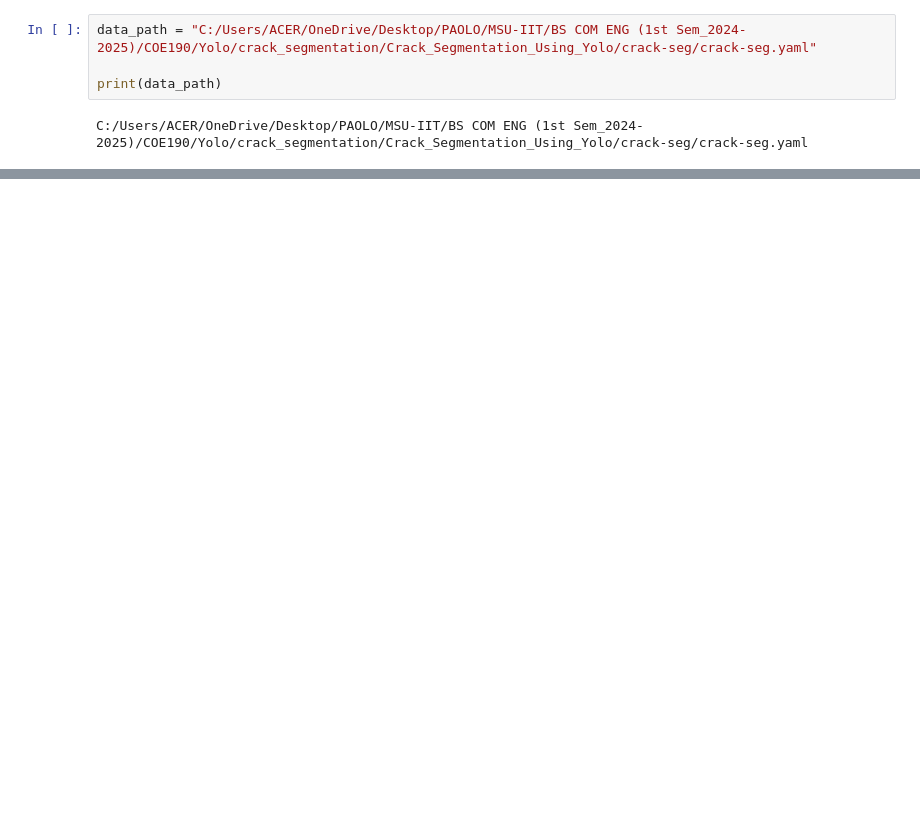
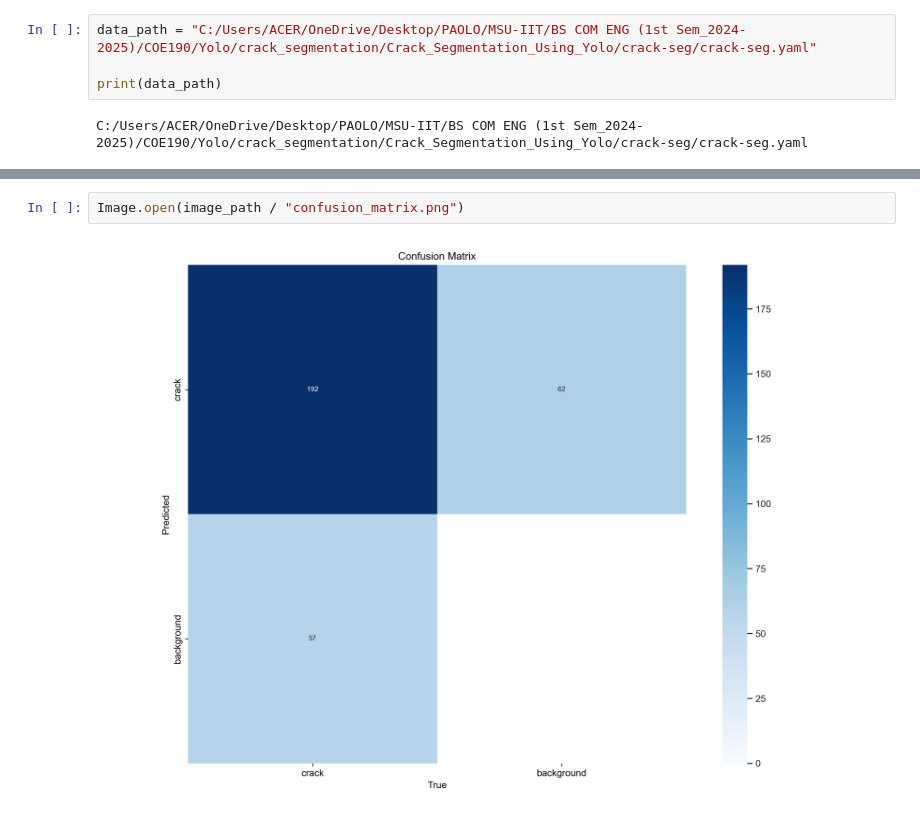
Before and after one commit to PawixTheGreat267/Crack_Segmentation_Using_Yolo, a Jupyter notebook: main.ipynb, the cells around one changed output, grey strips where cells are left out. Saved outputs shown, nothing was run; the diff lists cells and outputs as text; blank space fills up the shorter version.

```diff
--- a/main.ipynb
+++ b/main.ipynb
@@ -261,0 +356,4 @@ NameError: name 'model' is not defined
+# %%
+Image.open(image_path / "confusion_matrix.png")
+# %% [output]
+[figure, added]
```
Also changed, not shown: parts of 7 cells of this notebook.
